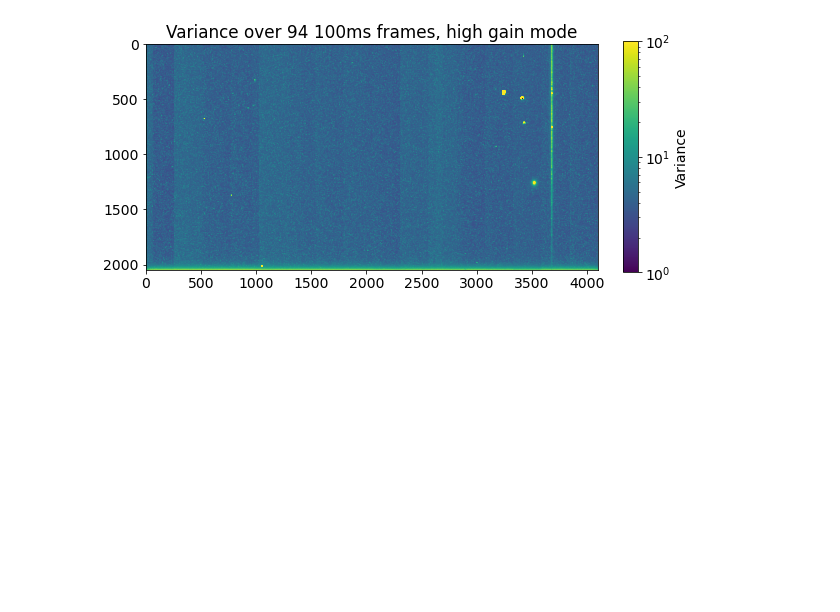
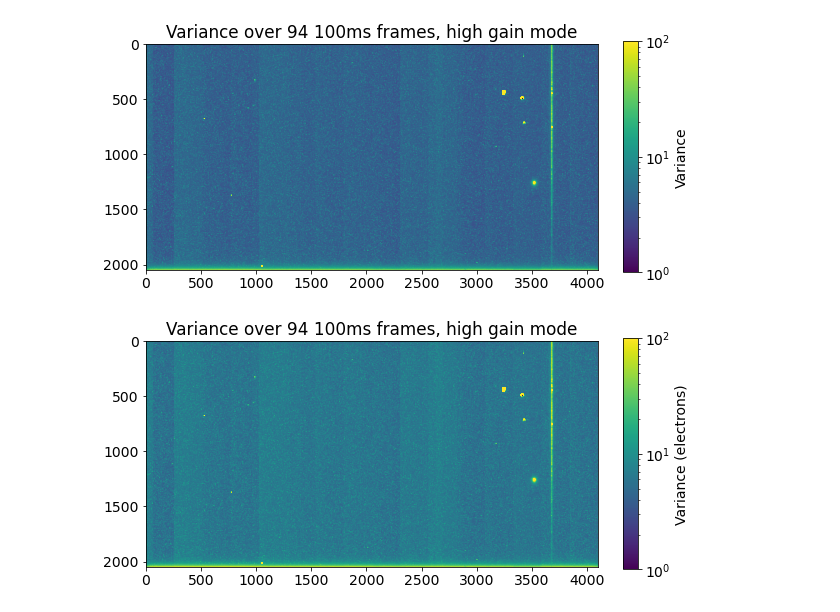
Before and after one commit to uvex-mission/cmost-analysis, a Jupyter notebook: notebooks/20210225_NoiseMap_HighGain.ipynb, the cells around one changed output. Drawn from its saved outputs; the diff is of its cells as text; code cells hidden in the pictures; blank space fills up the shorter version.

```diff
--- a/notebooks/20210225_NoiseMap_HighGain.ipynb
+++ b/notebooks/20210225_NoiseMap_HighGain.ipynb
@@ -89,3 +89,16 @@ plt.savefig('plots/20210225_noisemap2_highgain_excluding1stframes.pdf')
 plt.show()
 # %% [output]
 [figure]
+# %%
+# Convert ADU variance to electrons variance using gain = 1.2
+high_gain = 1.2
+var_map_e = high_gain**2 * var_map_alt
+# %%
+plt.figure(figsize=[9,5])
+plt.title('Variance over 94 100ms frames, high gain mode')
+plt.imshow(var_map_e,norm=colors.LogNorm(vmin=1, vmax=100))
+plt.colorbar(fraction=0.05, aspect=15, shrink=0.85, label='Variance (electrons)')
+plt.savefig('plots/20210225_noisemap_e_highgain_excluding1stframes.pdf')
+plt.show()
+# %% [output]
+[figure, added]
```
Also changed, not shown: parts of 2 cells of this notebook, 1 other file.
